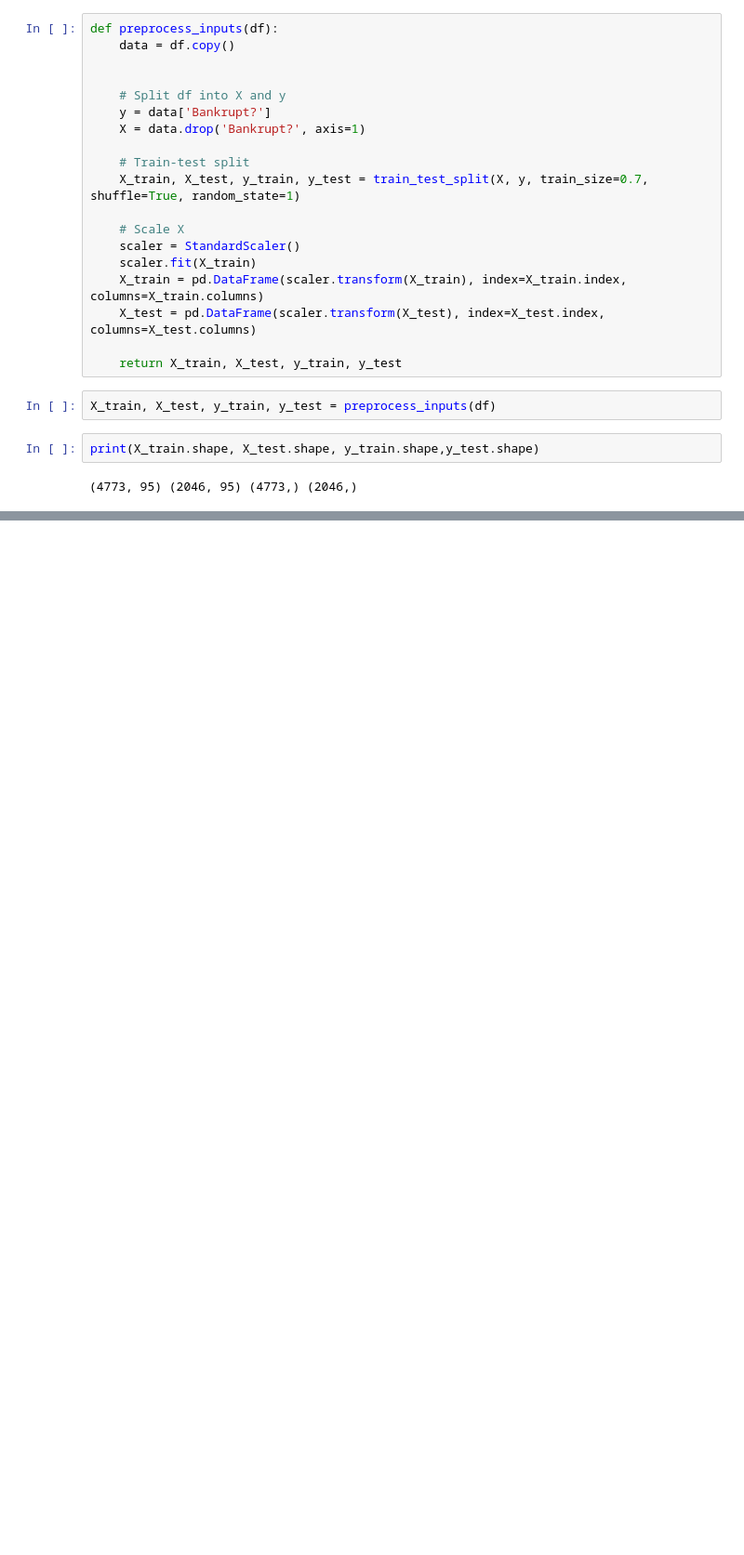
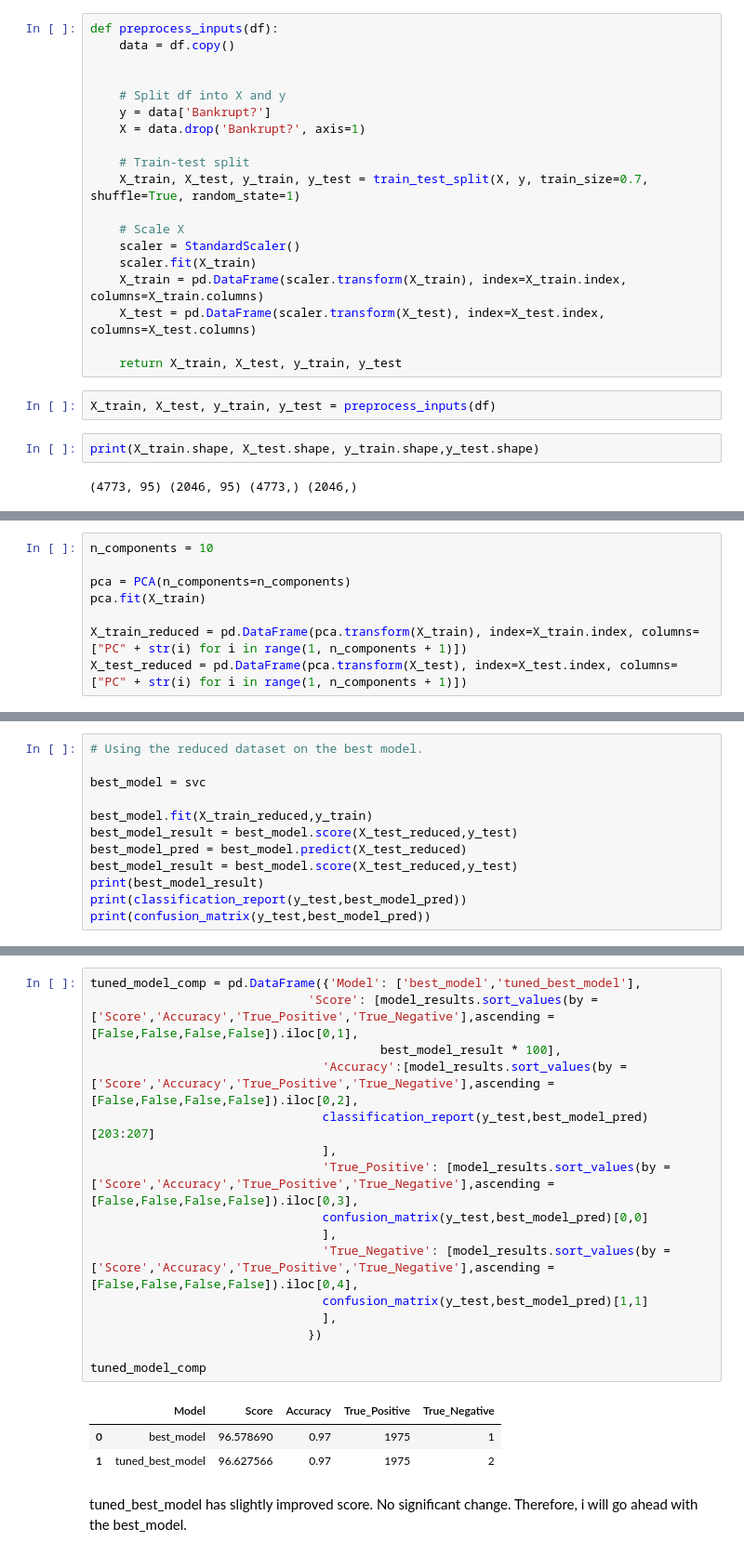
Before and after one commit to saptarshipal1/company_bankruptcy_prediction, a Jupyter notebook: company_bankruptcy_prediction.ipynb, the cells around one changed output, grey strips where cells are left out. Shown at 93% size. Cells and saved outputs as stored; diff of their text form; blank space fills up the shorter version.

```diff
--- a/company_bankruptcy_prediction.ipynb
+++ b/company_bankruptcy_prediction.ipynb
@@ -142,0 +253,8 @@ print(X_train.shape, X_test.shape, y_train.shape,y_test.shape)
+# %%
+n_components = 10
+
+pca = PCA(n_components=n_components)
+pca.fit(X_train)
+
+X_train_reduced = pd.DataFrame(pca.transform(X_train), index=X_train.index, columns=["PC" + str(i) for i in range(1, n_components + 1)])
+X_test_reduced = pd.DataFrame(pca.transform(X_test), index=X_test.index, columns=["PC" + str(i) for i in range(1, n_components + 1)])
@@ -142,0 +267,12 @@ print(X_train.shape, X_test.shape, y_train.shape,y_test.shape)
+# %%
+# Using the reduced dataset on the best model.
+
+best_model = svc
+
+best_model.fit(X_train_reduced,y_train)
+best_model_result = best_model.score(X_test_reduced,y_test)
+best_model_pred = best_model.predict(X_test_reduced)
+best_model_result = best_model.score(X_test_reduced,y_test)
+print(best_model_result)
+print(classification_report(y_test,best_model_pred))
+print(confusion_matrix(y_test,best_model_pred))
@@ -142,0 +301,22 @@ print(X_train.shape, X_test.shape, y_train.shape,y_test.shape)
+# %%
+tuned_model_comp = pd.DataFrame({'Model': ['best_model','tuned_best_model'],
+                              'Score': [model_results.sort_values(by = ['Score','Accuracy','True_Positive','True_Negative'],ascending = [False,False,False,False]).iloc[0,1],
+                                        best_model_result * 100],
+                                'Accuracy':[model_results.sort_values(by = ['Score','Accuracy','True_Positive','True_Negative'],ascending = [False,False,False,False]).iloc[0,2],
+                                classification_report(y_test,best_model_pred)[203:207]
+                                ],
+                                'True_Positive': [model_results.sort_values(by = ['Score','Accuracy','True_Positive','True_Negative'],ascending = [False,False,False,False]).iloc[0,3],
+                                confusion_matrix(y_test,best_model_pred)[0,0]
+                                ],
+                                'True_Negative': [model_results.sort_values(by = ['Score','Accuracy','True_Positive','True_Negative'],ascending = [False,False,False,False]).iloc[0,4],
+                                confusion_matrix(y_test,best_model_pred)[1,1]
+                                ],
+                              })
+
+tuned_model_comp
+# %% [output]
+|  | Model | Score | Accuracy | True_Positive | True_Negative |
+| 0 | best_model | 96.578690 | 0.97 | 1975 | 1 |
+| 1 | tuned_best_model | 96.627566 | 0.97 | 1975 | 2 |
+# %% [markdown]
+tuned_best_model has slightly improved score. No significant change. Therefore, i will go ahead with the best_model.
```
Also changed, not shown: parts of 27 cells of this notebook, 20 other files.
